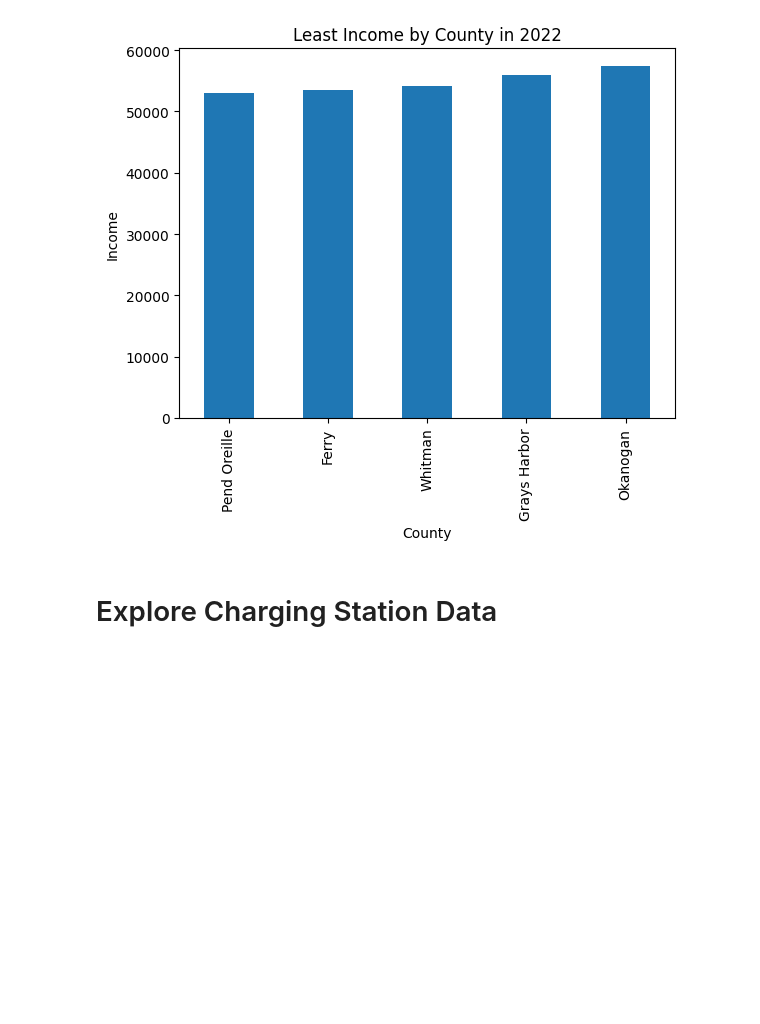
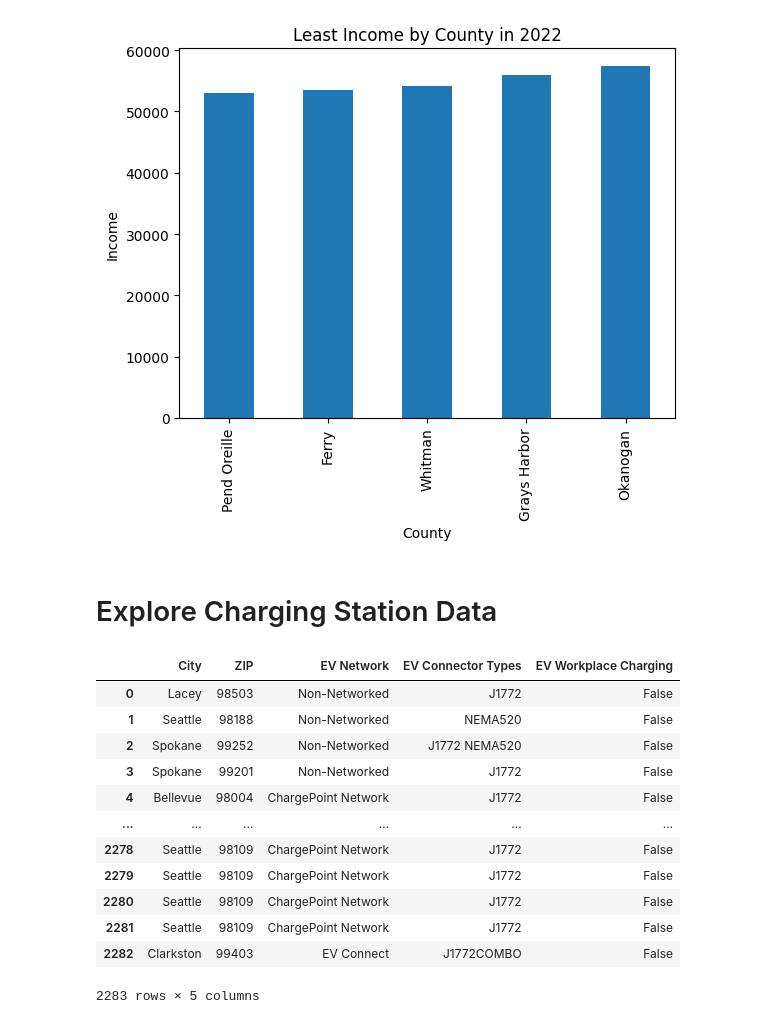
Before and after one commit to rileyfroehlich/DAAN881-Final-Project, a Jupyter notebook: data_explore.ipynb, the cells around one changed output. Drawn from its saved outputs; the diff is of its cells as text; code cells hidden in the pictures; blank space fills up the shorter version.

```diff
--- a/data_explore.ipynb
+++ b/data_explore.ipynb
@@ -142,3 +178,19 @@ Name: 2022, dtype: object
 [figure]
 # %% [markdown]
 # Explore Charging Station Data
+# %%
+charging_stations_df
+# %% [output]
+|  | City | ZIP | EV Network | EV Connector Types | EV Workplace Charging |
+| 0 | Lacey | 98503 | Non-Networked | J1772 | False |
+| 1 | Seattle | 98188 | Non-Networked | NEMA520 | False |
+| 2 | Spokane | 99252 | Non-Networked | J1772 NEMA520 | False |
+| 3 | Spokane | 99201 | Non-Networked | J1772 | False |
+| 4 | Bellevue | 98004 | ChargePoint Network | J1772 | False |
+| ... | ... | ... | ... | ... | ... |
+| 2278 | Seattle | 98109 | ChargePoint Network | J1772 | False |
+| 2279 | Seattle | 98109 | ChargePoint Network | J1772 | False |
+| 2280 | Seattle | 98109 | ChargePoint Network | J1772 | False |
+| 2281 | Seattle | 98109 | ChargePoint Network | J1772 | False |
+| 2282 | Clarkston | 99403 | EV Connect | J1772COMBO | False |
+2283 rows × 5 columns
```
Also changed, not shown: parts of 16 cells of this notebook, 1 other file.
